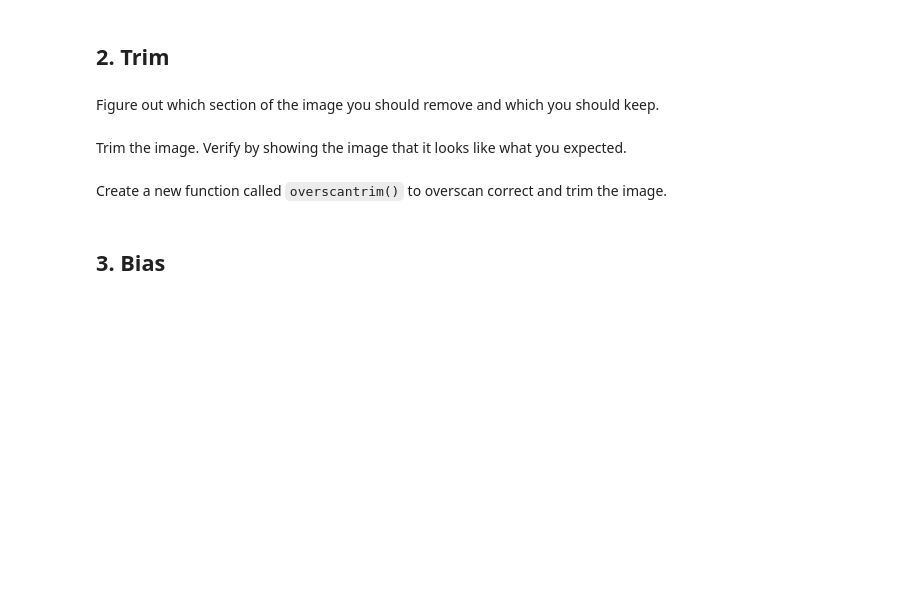
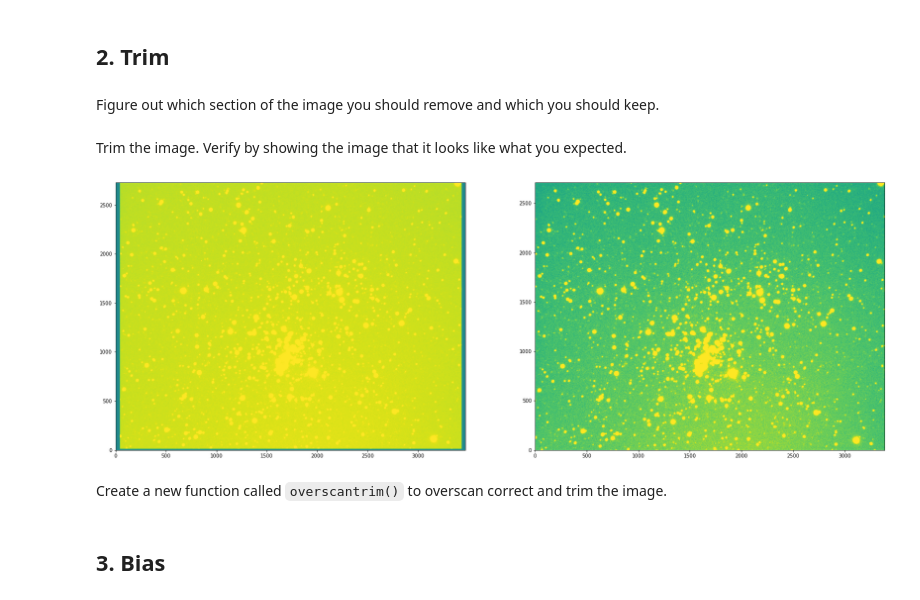
Before and after one commit to WillJardee/ObservationalAstro_PHSX491, a Jupyter notebook: homeworks/Homework5.ipynb, the cells around one changed output. Drawn from its saved outputs; the diff is of its cells as text; code cells hidden in the pictures; blank space fills up the shorter version.

```diff
--- a/homeworks/Homework5.ipynb
+++ b/homeworks/Homework5.ipynb
@@ -201,5 +146,17 @@ Figure out which section of the image you should remove and which you should kee
 # %% [markdown]
 Trim the image.  Verify by showing the image that it looks like what you expected.
+# %%
+im, head = fits.getdata('data/calibration_data/DoubleCluster-0003B.fit',0,header=True)
+
+plt.figure(figsize=(28,10))
+plt.subplot(121)
+plt.imshow(im,aspect='auto',vmax=2000,origin='lower')
+im = im[14:-3,41:3429]
+plt.subplot(122)
+plt.imshow(im,aspect='auto',vmax=2000,origin='lower')
+plt.show()
+# %% [output]
+[figure, added]
 # %% [markdown]
 Create a new function called ``overscantrim()`` to overscan correct and trim the image.
 # %%
```
Also changed, not shown: parts of 25 cells of this notebook, 2 other files.
